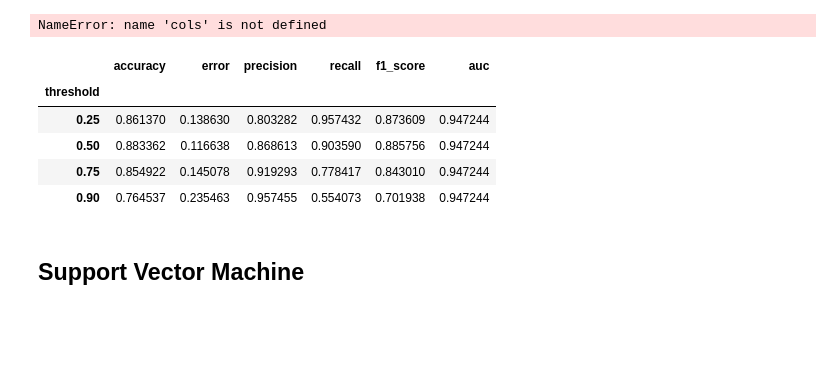
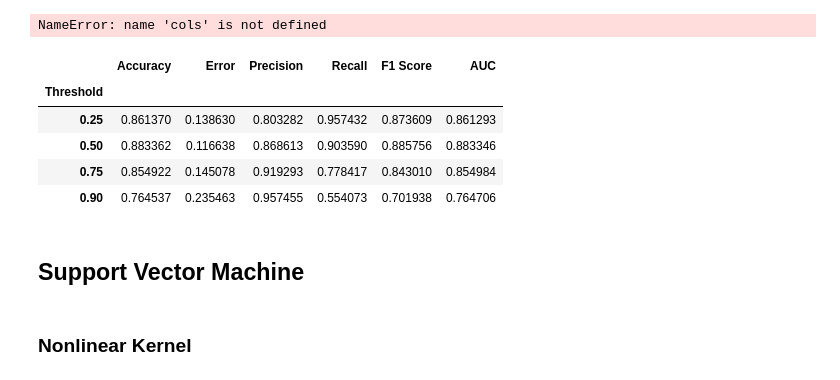
Before and after one commit to sumanasithalam/Top-Charts-Song-Classification, a Jupyter notebook: SongsAnalysis.ipynb, the cells around one changed output. Drawn from its saved outputs; the diff is of its cells as text; code cells hidden in the pictures; blank space fills up the shorter version.

Commit message:
add svm classifier

```diff
--- a/SongsAnalysis.ipynb
+++ b/SongsAnalysis.ipynb
@@ -435,6 +434,23 @@ def run_ensemble_classifier(classifier):
         })
 
     return pd.DataFrame(metrics_test).set_index('# Trees')
+# %%
+def run_nonensemble_classifiers(classifier, kernel='rbf'):
+    fit_cl = fit_classifier(classifier, x_train, y_train, kernel=kernel)
+    y_pred = predict_model(fit_cl, x_test)
+    conf_matrix, class_report, accuracy, precision, recall, f1_sc, auc = get_metrics(y_test, y_pred)
+
+    print('{} Classifier Metrics - Test Set'.format(classifier))
+    tn, fp, fn, tp = conf_matrix.ravel()
+    print('\n\nConfusion matrix:')
+    print(conf_matrix)
+    print(f'\n\nTrue Positives: {tp}, False Positives: {fp}, False Negatives: {fn}, True Negatives: {tn}\n')
+
+    metrics = { 'Accuracy': [accuracy], 'Error': [1-accuracy], 'Precision': [precision], 'Recall': [recall], 'F1 Score':[f1_sc], 'AUC':[auc]}
+    metrics_train = pd.DataFrame.from_dict(metrics)
+    print(f'Metrics for package {classifier} on the training set:\n\n{metrics_train}')
+
+    return fit_cl
 # %% [markdown]
 #### Random Forest Ensemble
 # %%
@@ -625,8 +641,3 @@ Text(0.5, 1.0, 'AdaBoost Evaluation Metrics Based on Number of Estimators')
 [figure]
 # %% [markdown]
 ## Logistic Regression
-# %%
-logr_clf = fit_classifier('LogisticRegression', x_train, y_train)
-y_pred = predict_model(logr_clf, x_test)
-# %%
-conf_matrix, class_report, accuracy, precision, recall, f1_sc, auc = get_metrics(logr_clf, x_test, y_test, y_pred)
@@ -653,0 +644,2 @@ Metrics for package Logistic Regression on the training set:
+# %%
+logr_clf = run_nonensemble_classifiers('LogisticRegression')
@@ -663,30 +670,32 @@ NameError: name 'cols' is not defined
 # %%
 # using testing data
 thresholds =  [0.25, 0.5, 0.75, 0.9]
 accuracies = []
 errors = []
 precisions = []
 recalls = []
 f1_scs = []
 aucs = []
 for threshold in thresholds:
     y_pred = (logr_clf.predict_proba(x_test)[:,1]>=threshold).astype(int)
-    conf_matrix, class_report, accuracy, precision, recall, f1_sc, auc = get_metrics(logr_clf, x_test, y_test, y_pred)
+    conf_matrix, class_report, accuracy, precision, recall, f1_sc, auc = get_metrics(y_test, y_pred)
     accuracies.append(accuracy)
     errors.append(1-accuracy)
     precisions.append(precision)
     recalls.append(recall)
     f1_scs.append(f1_sc)
     aucs.append(auc)
-metrics = { 'threshold': thresholds, 'accuracy': accuracies, 'error': errors, 'precision': precisions, 'recall': recalls, 'f1_score':f1_scs, 'auc':aucs}
+metrics = { 'Threshold': thresholds, 'Accuracy': accuracies, 'Error': errors, 'Precision': precisions, 'Recall': recalls, 'F1 Score':f1_scs, 'AUC':aucs}
 metrics = pd.DataFrame.from_dict(metrics)
-metrics.set_index('threshold')
+metrics.set_index('Threshold')
 # %% [output]
-|  | accuracy | error | precision | recall | f1_score | auc |
-| threshold |  |  |  |  |  |  |
-| 0.25 | 0.861370 | 0.138630 | 0.803282 | 0.957432 | 0.873609 | 0.947244 |
-| 0.50 | 0.883362 | 0.116638 | 0.868613 | 0.903590 | 0.885756 | 0.947244 |
-| 0.75 | 0.854922 | 0.145078 | 0.919293 | 0.778417 | 0.843010 | 0.947244 |
-| 0.90 | 0.764537 | 0.235463 | 0.957455 | 0.554073 | 0.701938 | 0.947244 |
+|  | Accuracy | Error | Precision | Recall | F1 Score | AUC |
+| Threshold |  |  |  |  |  |  |
+| 0.25 | 0.861370 | 0.138630 | 0.803282 | 0.957432 | 0.873609 | 0.861293 |
+| 0.50 | 0.883362 | 0.116638 | 0.868613 | 0.903590 | 0.885756 | 0.883346 |
+| 0.75 | 0.854922 | 0.145078 | 0.919293 | 0.778417 | 0.843010 | 0.854984 |
+| 0.90 | 0.764537 | 0.235463 | 0.957455 | 0.554073 | 0.701938 | 0.764706 |
 # %% [markdown]
 ## Support Vector Machine
+# %% [markdown]
+### Nonlinear Kernel
```
Also changed, not shown: parts of 7 cells of this notebook.
